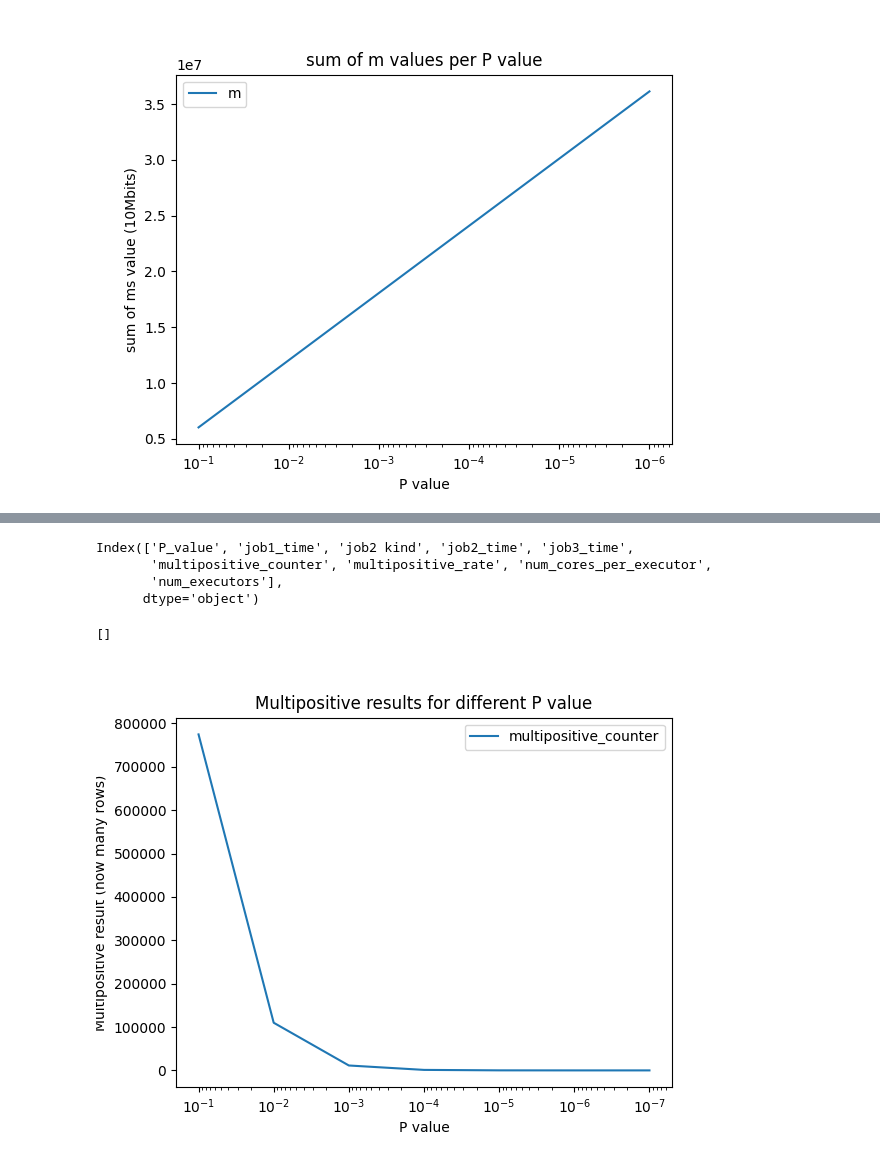
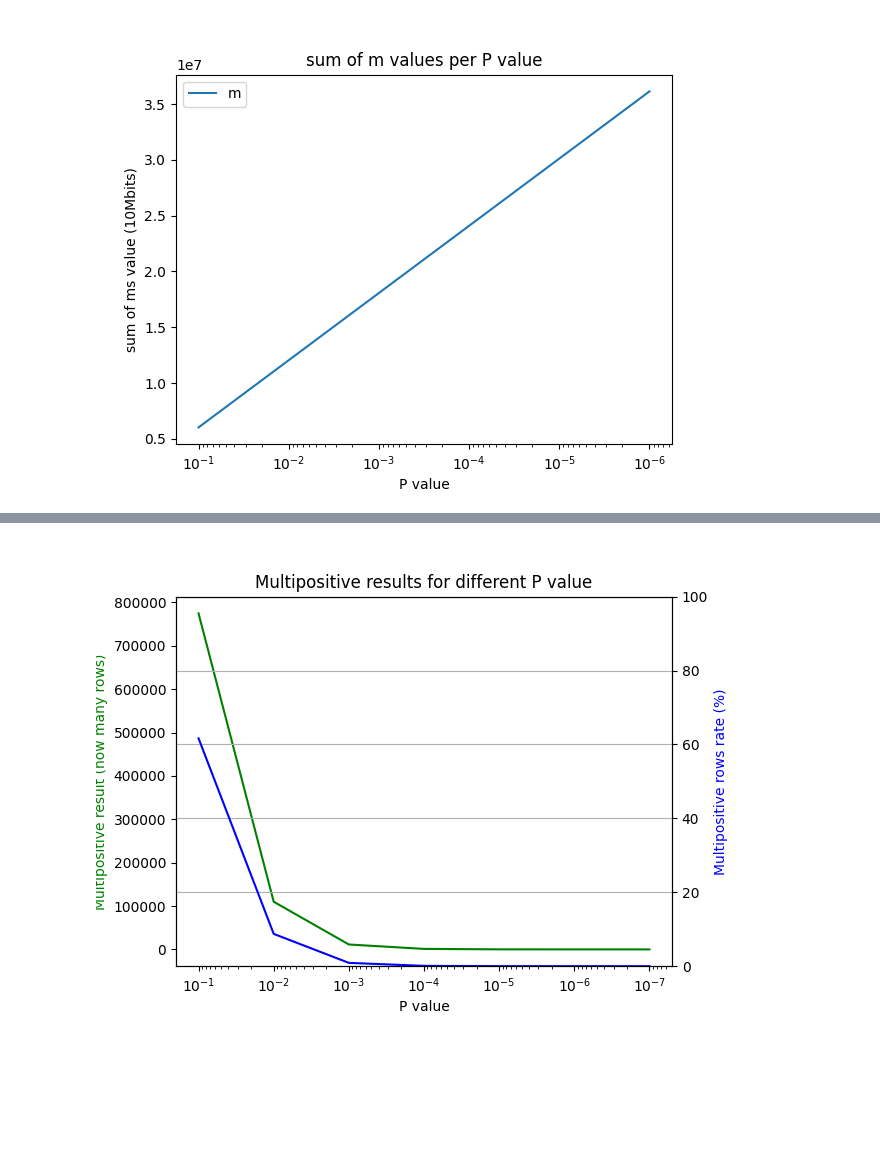
Before and after one commit to Ruggero1912/mapreduce-bloom-filters, a Jupyter notebook: ipynb-for-plots/plots.ipynb, the cells around one changed output, grey strips where cells are left out. Saved outputs shown, nothing was run; the diff lists cells and outputs as text; code cells hidden in the pictures; blank space fills up the shorter version.

```diff
--- a/ipynb-for-plots/plots.ipynb
+++ b/ipynb-for-plots/plots.ipynb
@@ -220,3 +220,15 @@ plt.plot()
 # %% [output]
 []
 [figure]
+# %%
+res_tmp = results[["P_value", "multipositive_counter", "multipositive_rate"]]
+
+res_tmp = res_tmp.drop_duplicates()#.set_index("P_value")#.drop("multipositive_rate", axis=1)
+
+res_tmp["mprperc"] = res_tmp["multipositive_rate"] * 100
+
+res_ltx = res_tmp[["P_value", "multipositive_counter"]]
+res_ltx["multipositive_counter"] = res_ltx["multipositive_counter"].astype(int)
+res_ltx["MPR"] = res_tmp["mprperc"].round(4).astype(str) + "%"
+
+print( res_ltx.to_latex() )
@@ -223,29 +259,27 @@ plt.plot()
 # %%
-print(results.columns)
-
-res_tmp = results[["P_value", "multipositive_counter", "multipositive_rate"]]
-
-res_tmp = res_tmp.drop_duplicates().set_index("P_value").drop("multipositive_rate", axis=1)
-
-res_tmp.plot()
+fig, ax1 = plt.subplots()
+ax1.plot(res_tmp["P_value"], res_tmp["multipositive_counter"], 'g-')
 
 ax = plt.gca()
+ax.set_xscale('log')
+ax.invert_xaxis()
 
-ax.set_xscale('log')
+ax2 = ax.twinx()
+ax2.plot(res_tmp["P_value"], res_tmp["mprperc"], 'b-')
+ax2.set_ylim((0,100))
 
-ax.invert_xaxis()
 
 ax.set_title("Multipositive results for different P value")
 
 ax.set_xlabel("P value")
 
-ax.set_ylabel("Multipositive result (how many rows)")
+ax.set_ylabel("Multipositive result (how many rows)", color='g')
 
-plt.plot()
+
+ax2.set_ylabel('Multipositive rows rate (%)', color='b')
+
+plt.grid(axis="y")
+
+plt.show()
 # %% [output]
-Index(['P_value', 'job1_time', 'job2 kind', 'job2_time', 'job3_time',
-       'multipositive_counter', 'multipositive_rate', 'num_cores_per_executor',
-       'num_executors'],
-      dtype='object')
-[]
-[figure, old version]
+[figure, new version]
```
Also changed, not shown: parts of 4 cells of this notebook, 1 other file.
